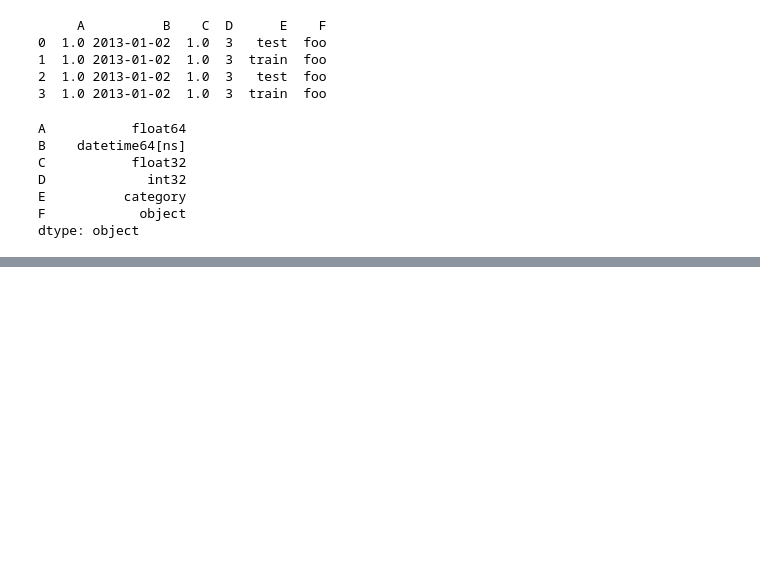
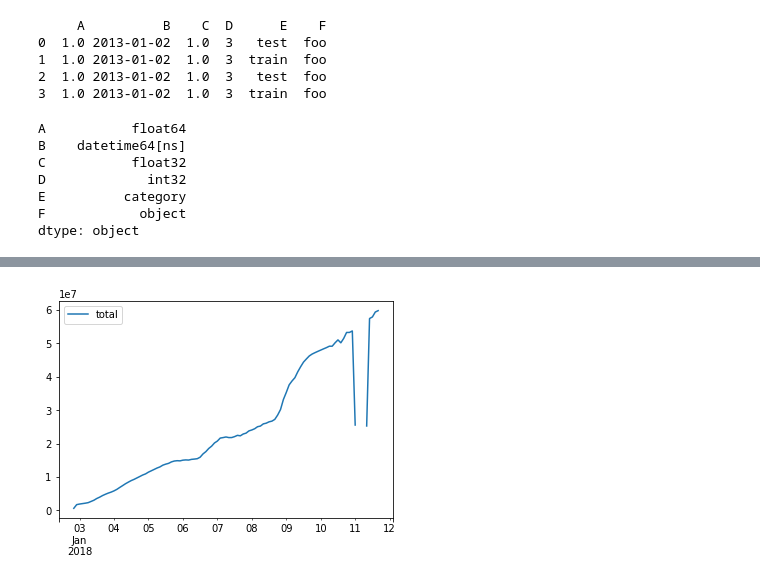
Before and after one commit to nickliqian/keep_learning, a Jupyter notebook: KnowledgeMapping/MatplotlibExp/1-code/tenMinutesToPandas.ipynb, the cells around one changed output, grey strips where cells are left out. Cells and saved outputs as stored; diff of their text form; code cells hidden in the pictures; blank space fills up the shorter version.

```diff
--- a/KnowledgeMapping/MatplotlibExp/1-code/tenMinutesToPandas.ipynb
+++ b/KnowledgeMapping/MatplotlibExp/1-code/tenMinutesToPandas.ipynb
@@ -200,0 +1358,8 @@ df.sort_values(by=['B'])
+# %%
+# 降低采样频率
+a = df.loc[:"2018-01-11 18:00:00"]
+a = a.resample('120Min').sum()
+a.plot()
+plt.show()
+# %% [output]
+[figure, added]
```
Also changed, not shown: parts of 137 cells of this notebook, 3 other files.
